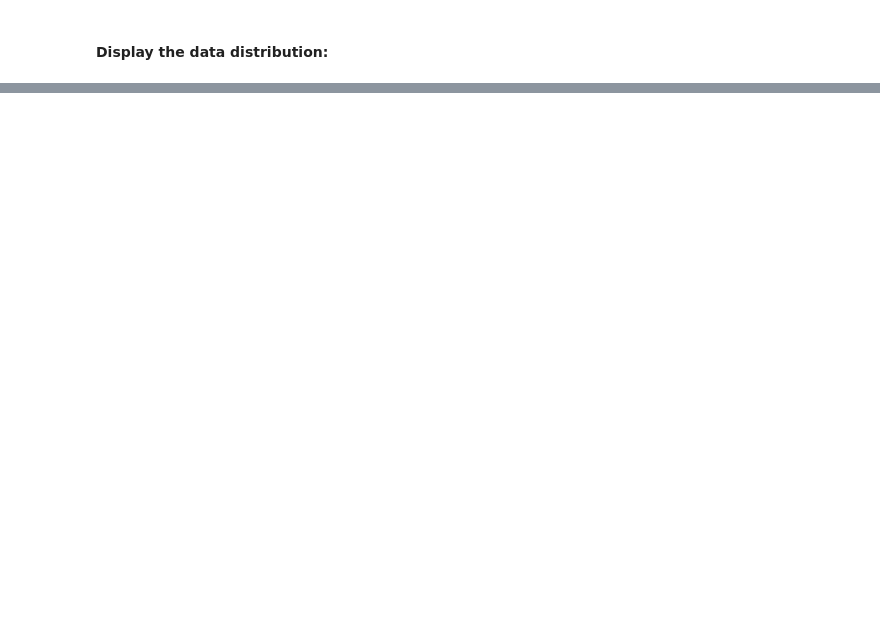
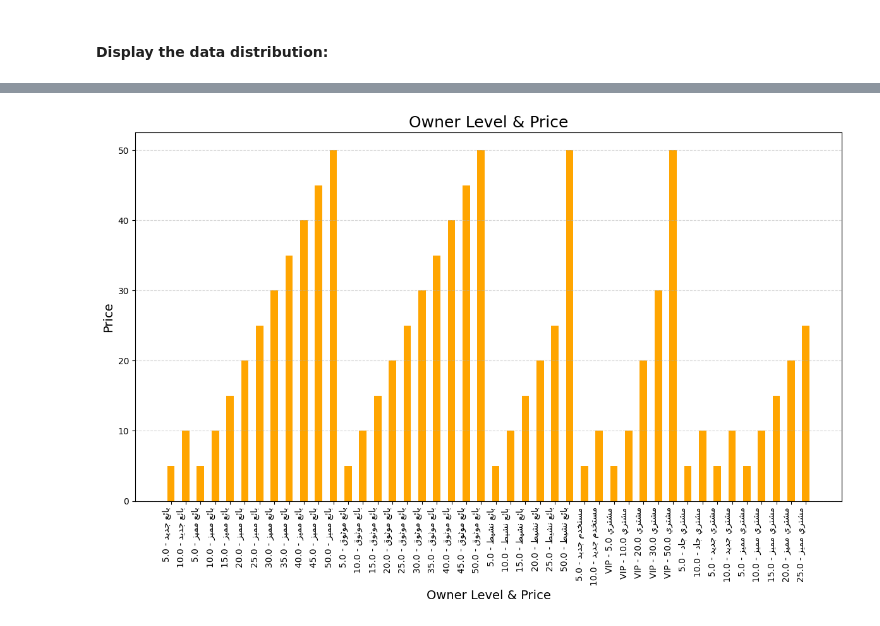
Before and after one commit to IsmaelMousa/khamsat-predictor, a Jupyter notebook: notebooks/eda.ipynb, the cells around one changed output, grey strips where cells are left out. Drawn from its saved outputs; the diff is of its cells as text; code cells hidden in the pictures; blank space fills up the shorter version.

```diff
--- a/notebooks/eda.ipynb
+++ b/notebooks/eda.ipynb
@@ -325,0 +731,22 @@ correlation["Price"].sort_values(ascending=False)
+# %%
+dataset_copy["Owner Level & Price"] = dataset_copy["Owner Level"].astype(str) + " - " + dataset_copy["Price"].astype(
+    str)
+
+sorted_dataset = dataset_copy.sort_values(by=["Owner Level", "Price"])
+
+reshaped_labels = [arabic_reshaper.reshape(label) for label in sorted_dataset["Owner Level & Price"]]
+display_labels = [get_display(label) for label in reshaped_labels]
+
+plt.figure(figsize=(12, 8))
+plt.bar(display_labels, sorted_dataset["Price"], color="orange", width=0.5)
+plt.title("Owner Level & Price", fontsize=18)
+plt.xlabel("Owner Level & Price", fontsize=14)
+plt.ylabel("Price", fontsize=14)
+plt.xticks(fontsize=10, rotation=90, ha="right")
+plt.yticks(fontsize=10)
+plt.grid(axis="y", alpha=0.5, linestyle="--")
+plt.tight_layout()
+
+plt.show()
+# %% [output]
+[figure, added]
```
Also changed, not shown: parts of 47 cells of this notebook.
